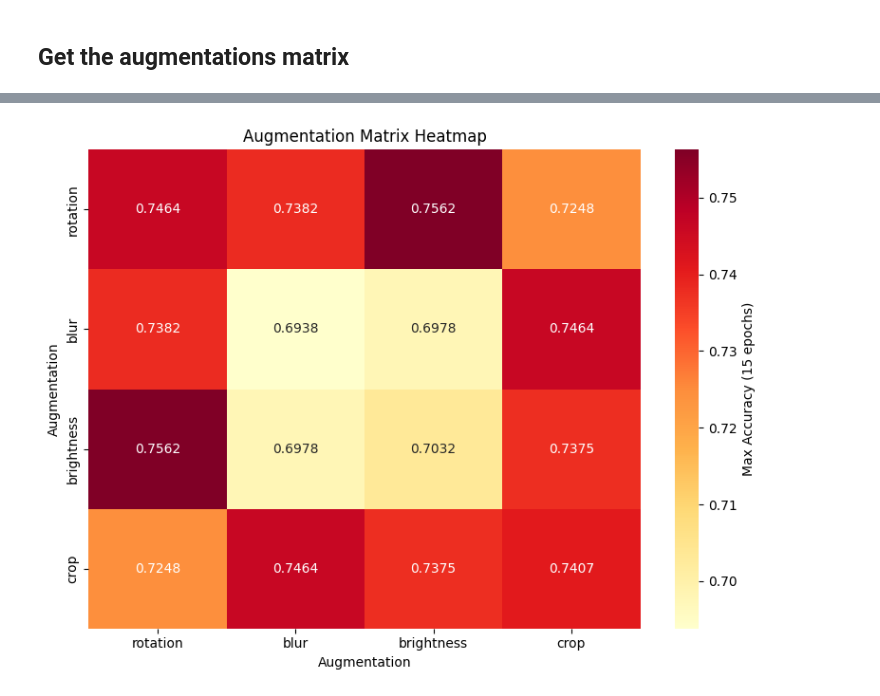
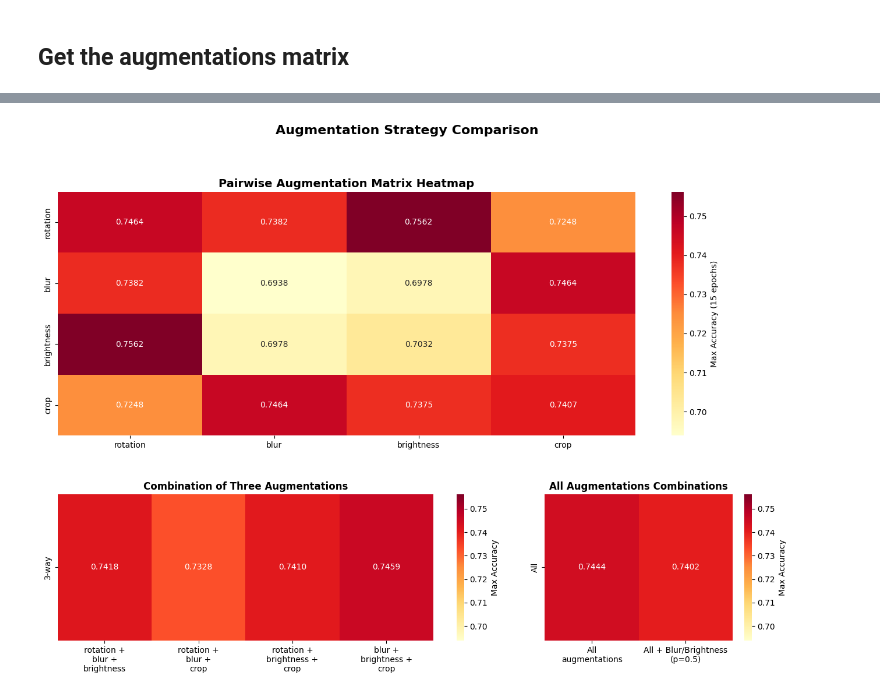
Before and after one commit to aurorapujols/tfg, a Jupyter notebook: home/apujols/code/notebooks/temp.ipynb, the cells around one changed output, grey strips where cells are left out. Saved outputs shown, nothing was run; the diff lists cells and outputs as text; code cells hidden in the pictures.

Commit message:
Added all heatmaps from basic augmentations.

```diff
--- a/home/apujols/code/notebooks/temp.ipynb
+++ b/home/apujols/code/notebooks/temp.ipynb
@@ -76,6 +76,26 @@ for i in range(4):
 
 for row in augmentation_matrix:
     print(row)
+
+# Additional augmentations from v1.6.11 to v1.6.14
+additional_augmentations = []
+for i in range(11, 15):
+    df = pd.read_csv(f"epochs_model_v1.6.{i}_256.csv", sep=";")
+    max_acc = float(df["accuracy"].max())
+    additional_augmentations.append(max_acc)
+
+print("\nAdditional augmentations (v1.6.11 to v1.6.14):")
+print(additional_augmentations)
+
+# All augmentations combinations (v1.6.15 and v1.6.16)
+all_augmentations = []
+for i in range(15, 17):
+    df = pd.read_csv(f"epochs_model_v1.6.{i}_256.csv", sep=";")
+    max_acc = float(df["accuracy"].max())
+    all_augmentations.append(max_acc)
+
+print("\nAll augmentations (v1.6.15 and v1.6.16):")
+print(all_augmentations)
 # %% [output]
 [0.7463610506943282, 0.7381629580056884, 0.7562322235235068, 0.7247783168813786]
 [0.7381629580056884, 0.693826334281412, 0.697841726618705, 0.7463610506943282]
@@ -84,22 +110,71 @@ for row in augmentation_matrix:
 # %%
 import matplotlib.pyplot as plt
 import seaborn as sns
+from matplotlib.gridspec import GridSpec
+import numpy as np
 
 augmentations = ["rotation", "blur", "brightness", "crop"]
 
-# Create heatmap
-plt.figure(figsize=(8, 6))
+# Calculate global min and max for consistent color scaling
+all_values = []
+for row in augmentation_matrix:
+    all_values.extend([val for val in row if val is not None])
+all_values.extend(additional_augmentations)
+all_values.extend(all_augmentations)
+vmin = min(all_values)
+vmax = max(all_values)
+
+# Create figure with custom grid layout
+fig = plt.figure(figsize=(16, 10))
+gs = GridSpec(2, 2, figure=fig, height_ratios=[1, 0.6], width_ratios=[1, 0.5], hspace=0.3, wspace=0.05)
+
+# First heatmap: 4x4 augmentation matrix (spans full width on top)
+ax1 = fig.add_subplot(gs[0, :])
 sns.heatmap(augmentation_matrix,
             annot=True,
             fmt='.4f',
             cmap='YlOrRd',
             xticklabels=augmentations,
             yticklabels=augmentations,
-            cbar_kws={'label': 'Max Accuracy (15 epochs)'})
-plt.title('Augmentation Matrix Heatmap')
-plt.xlabel('Augmentation')
-plt.ylabel('Augmentation')
-plt.tight_layout()
+            cbar_kws={'label': 'Max Accuracy (15 epochs)'},
+            vmin=vmin,
+            vmax=vmax,
+            ax=ax1)
+ax1.set_title('Pairwise Augmentation Matrix Heatmap', fontsize=14, fontweight='bold')
+
+# Second heatmap: 1x4 for additional augmentations (v1.6.11 to v1.6.14)
+ax2 = fig.add_subplot(gs[1, 0])
+additional_matrix = [additional_augmentations]
+sns.heatmap(additional_matrix,
+            annot=True,
+            fmt='.4f',
+            cmap='YlOrRd',
+            xticklabels=['rotation +\nblur +\nbrightness', 'rotation +\nblur +\ncrop', 'rotation +\nbrightness +\ncrop', 'blur +\nbrightness +\ncrop'],
+            yticklabels=['3-way'],
+            cbar_kws={'label': 'Max Accuracy'},
+            vmin=vmin,
+            vmax=vmax,
+            ax=ax2)
+ax2.set_title('Combination of Three Augmentations', fontsize=12, fontweight='bold')
+ax2.set_ylabel('')
+
+# Third heatmap: 1x2 for all augmentations (v1.6.15 and v1.6.16)
+ax3 = fig.add_subplot(gs[1, 1])
+all_matrix = [all_augmentations]
+sns.heatmap(all_matrix,
+            annot=True,
+            fmt='.4f',
+            cmap='YlOrRd',
+            xticklabels=['All\naugmentations', 'All + Blur/Brightness\n(p=0.5)'],
+            yticklabels=['All'],
+            cbar_kws={'label': 'Max Accuracy'},
+            vmin=vmin,
+            vmax=vmax,
+            ax=ax3)
+ax3.set_title('All Augmentations Combinations', fontsize=12, fontweight='bold')
+ax3.set_ylabel('')
+
+plt.suptitle('Augmentation Strategy Comparison', fontsize=16, fontweight='bold', y=0.995)
 plt.show()
 # %% [output]
-[figure, old version]
+[figure, new version]
```
Also changed, not shown: parts of 1 cell of this notebook.
